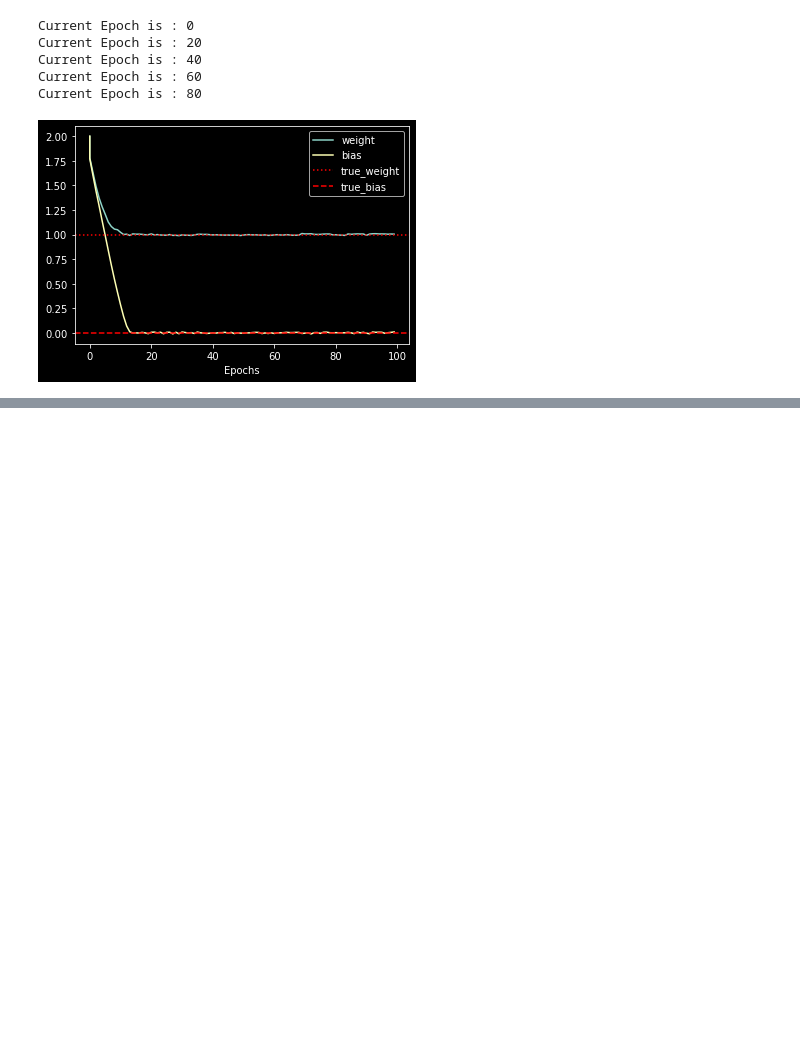
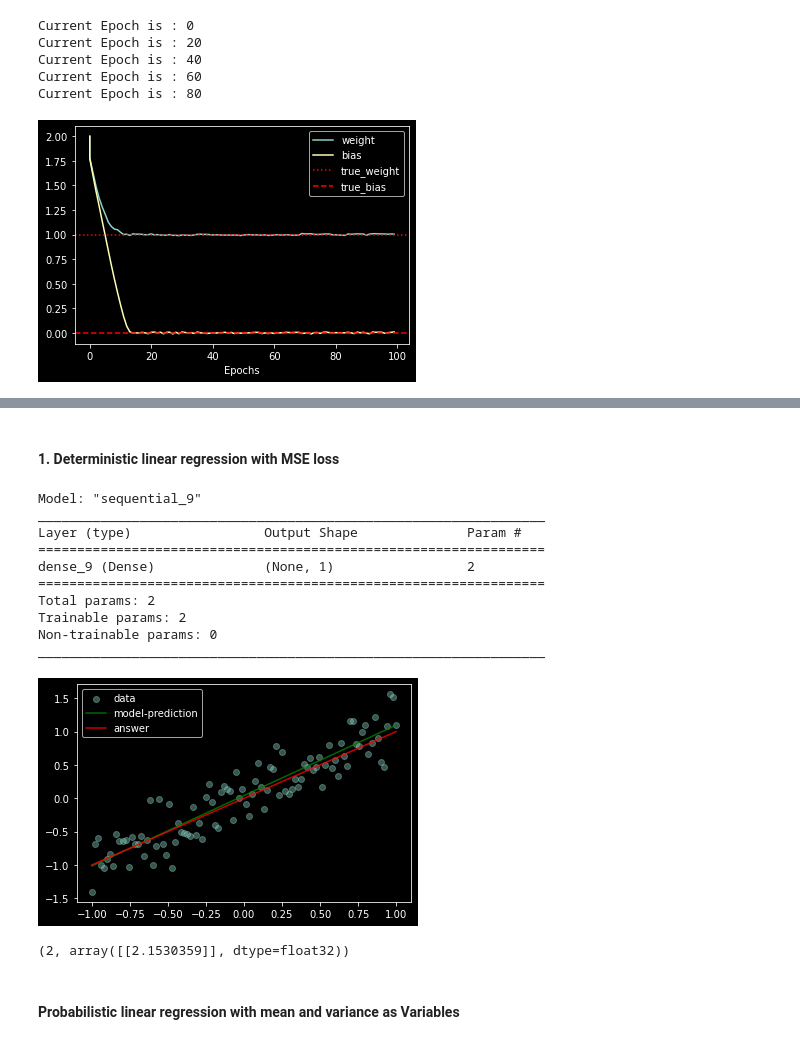
Before and after one commit to hjlgood/tensorflow_probability, a Jupyter notebook: blog/05_distributionlambda_layer.ipynb, the cells around one changed output, grey strips where cells are left out. Saved outputs shown, nothing was run; the diff lists cells and outputs as text; code cells hidden in the pictures; blank space fills up the shorter version.

```diff
--- a/blog/05_distributionlambda_layer.ipynb
+++ b/blog/05_distributionlambda_layer.ipynb
@@ -144,0 +165,45 @@ plt.show()
+# %% [markdown]
+#### 1. Deterministic linear regression with MSE loss
+# %%
+# Standard deterministic linear regression using MSE(mean squared error) as loss function.
+from tensorflow.keras.losses import MeanSquaredError
+
+model = Sequential([
+    # Output is 1 because all we need is 1 value of y for given x.
+    Dense(units=1, input_shape=(1,))
+])
+model.compile(loss=MeanSquaredError(), optimizer=RMSprop(learning_rate=0.005))
+model.summary()
+model.fit(x_train, y_train, epochs=200, verbose=False)
+
+# Plot the data and model
+plt.scatter(x_train, y_train, alpha=0.4, label='data')
+plt.plot(x_train, model.predict(x_train), color='g', alpha=0.8, label='model-prediction')
+plt.plot(x_train, x_train, color='r', alpha=0.8, label='answer')
+
+plt.legend()
+plt.show()
+# %% [output]
+Model: "sequential_9"
+_________________________________________________________________
+Layer (type)                 Output Shape              Param #
+=================================================================
+dense_9 (Dense)              (None, 1)                 2
+=================================================================
+Total params: 2
+Trainable params: 2
+Non-trainable params: 0
+_________________________________________________________________
+[figure, added]
+# %%
+# Examine the model predictions
+
+x = np.array([[2]])
+y = 2
+prediction = model.predict(x)
+
+y, prediction
+# %% [output]
+(2, array([[2.1530359]], dtype=float32))
+# %% [markdown]
+#### Probabilistic linear regression with mean and variance as Variables
```
Also changed, not shown: parts of 12 cells of this notebook.
